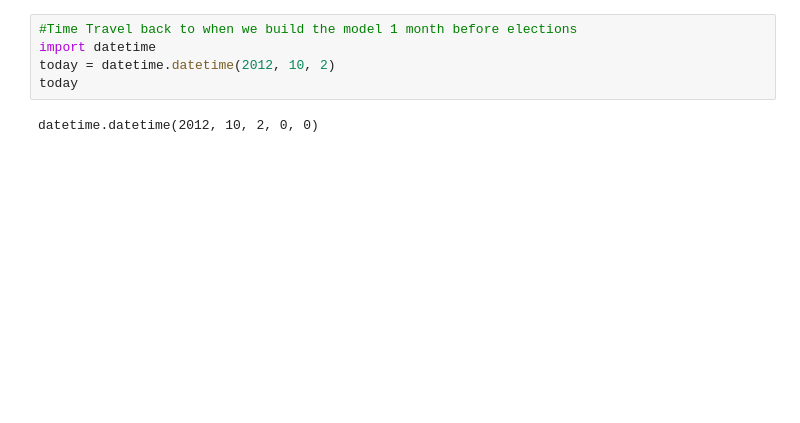
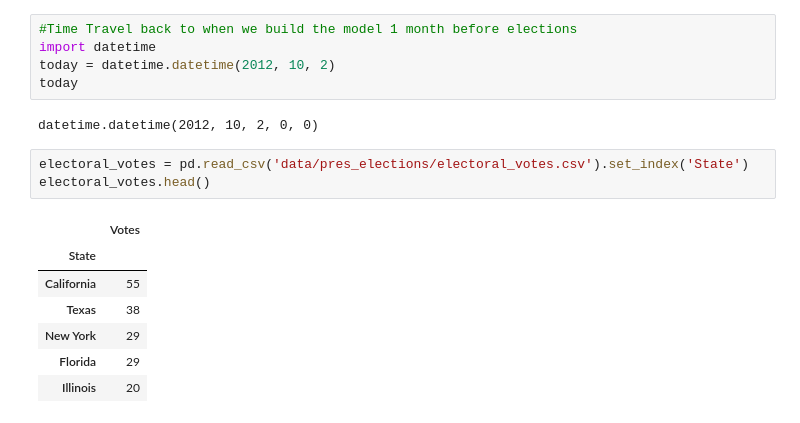
Before and after one commit to jthang/MachineLearningLab, a Jupyter notebook: lab_pres_elections.ipynb, the cells around one changed output. Saved outputs shown, nothing was run; the diff lists cells and outputs as text; blank space fills up the shorter version.

```diff
--- a/lab_pres_elections.ipynb
+++ b/lab_pres_elections.ipynb
@@ -205,3 +207,14 @@ today = datetime.datetime(2012, 10, 2)
 today
 # %% [output]
 datetime.datetime(2012, 10, 2, 0, 0)
+# %%
+electoral_votes = pd.read_csv('data/pres_elections/electoral_votes.csv').set_index('State')
+electoral_votes.head()
+# %% [output]
+|  | Votes |
+| State |  |
+| California | 55 |
+| Texas | 38 |
+| New York | 29 |
+| Florida | 29 |
+| Illinois | 20 |
```
Also changed, not shown: parts of 6 cells of this notebook.
